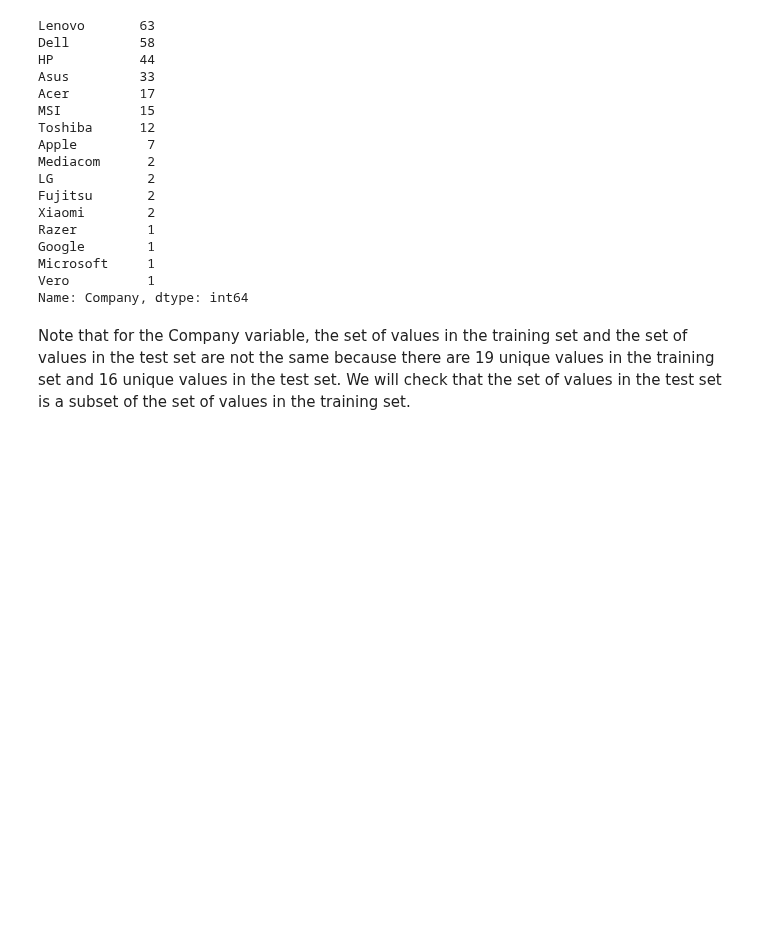
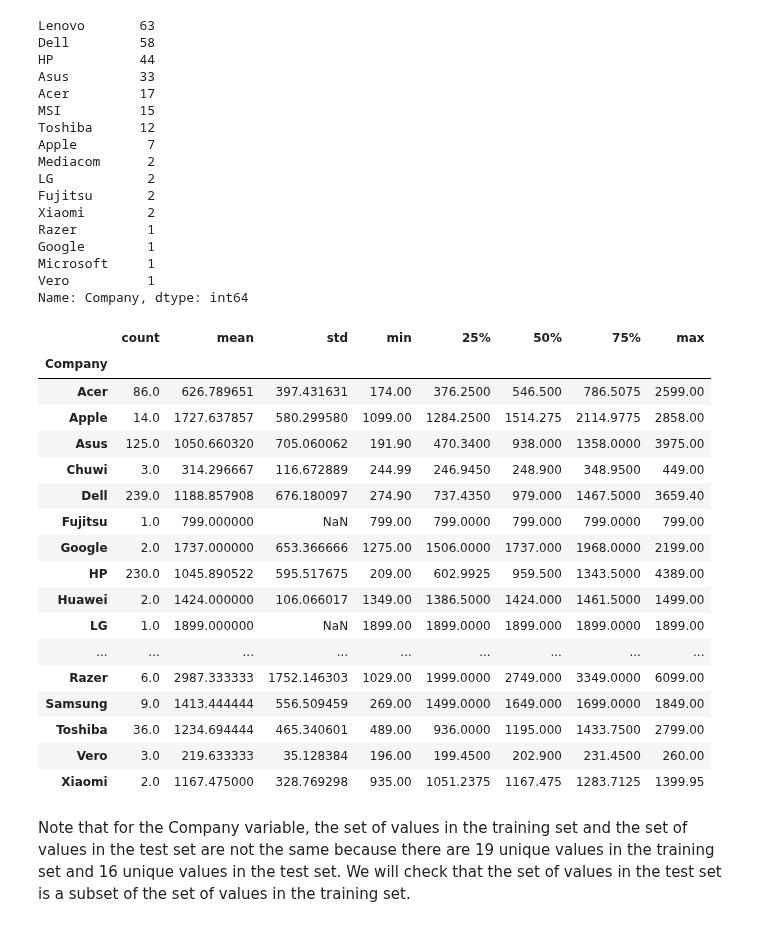
Before and after one commit to ryan-ferns/project_laptop_prices, a Jupyter notebook: laptop-prices-project.ipynb, the cells around one changed output. Saved outputs shown, nothing was run; the diff lists cells and outputs as text; code cells hidden in the pictures; blank space fills up the shorter version.

```diff
--- a/laptop-prices-project.ipynb
+++ b/laptop-prices-project.ipynb
@@ -720,6 +731,27 @@ Google        1
 Microsoft     1
 Vero          1
 Name: Company, dtype: int64
+# %%
+train.groupby('Company')['Price_euros'].describe()
+# %% [output]
+|  | count | mean | std | min | 25% | 50% | 75% | max |
+| Company |  |  |  |  |  |  |  |  |
+| Acer | 86.0 | 626.789651 | 397.431631 | 174.00 | 376.2500 | 546.500 | 786.5075 | 2599.00 |
+| Apple | 14.0 | 1727.637857 | 580.299580 | 1099.00 | 1284.2500 | 1514.275 | 2114.9775 | 2858.00 |
+| Asus | 125.0 | 1050.660320 | 705.060062 | 191.90 | 470.3400 | 938.000 | 1358.0000 | 3975.00 |
+| Chuwi | 3.0 | 314.296667 | 116.672889 | 244.99 | 246.9450 | 248.900 | 348.9500 | 449.00 |
+| Dell | 239.0 | 1188.857908 | 676.180097 | 274.90 | 737.4350 | 979.000 | 1467.5000 | 3659.40 |
+| Fujitsu | 1.0 | 799.000000 | NaN | 799.00 | 799.0000 | 799.000 | 799.0000 | 799.00 |
+| Google | 2.0 | 1737.000000 | 653.366666 | 1275.00 | 1506.0000 | 1737.000 | 1968.0000 | 2199.00 |
+| HP | 230.0 | 1045.890522 | 595.517675 | 209.00 | 602.9925 | 959.500 | 1343.5000 | 4389.00 |
+| Huawei | 2.0 | 1424.000000 | 106.066017 | 1349.00 | 1386.5000 | 1424.000 | 1461.5000 | 1499.00 |
+| LG | 1.0 | 1899.000000 | NaN | 1899.00 | 1899.0000 | 1899.000 | 1899.0000 | 1899.00 |
+| ... | ... | ... | ... | ... | ... | ... | ... | ... |
+| Razer | 6.0 | 2987.333333 | 1752.146303 | 1029.00 | 1999.0000 | 2749.000 | 3349.0000 | 6099.00 |
+| Samsung | 9.0 | 1413.444444 | 556.509459 | 269.00 | 1499.0000 | 1649.000 | 1699.0000 | 1849.00 |
+| Toshiba | 36.0 | 1234.694444 | 465.340601 | 489.00 | 936.0000 | 1195.000 | 1433.7500 | 2799.00 |
+| Vero | 3.0 | 219.633333 | 35.128384 | 196.00 | 199.4500 | 202.900 | 231.4500 | 260.00 |
+| Xiaomi | 2.0 | 1167.475000 | 328.769298 | 935.00 | 1051.2375 | 1167.475 | 1283.7125 | 1399.95 |
 # %% [markdown]
 Note that for the Company variable, the set of values
 in the training set and the set of values in the test set
```
Also changed, not shown: parts of 19 cells of this notebook.
